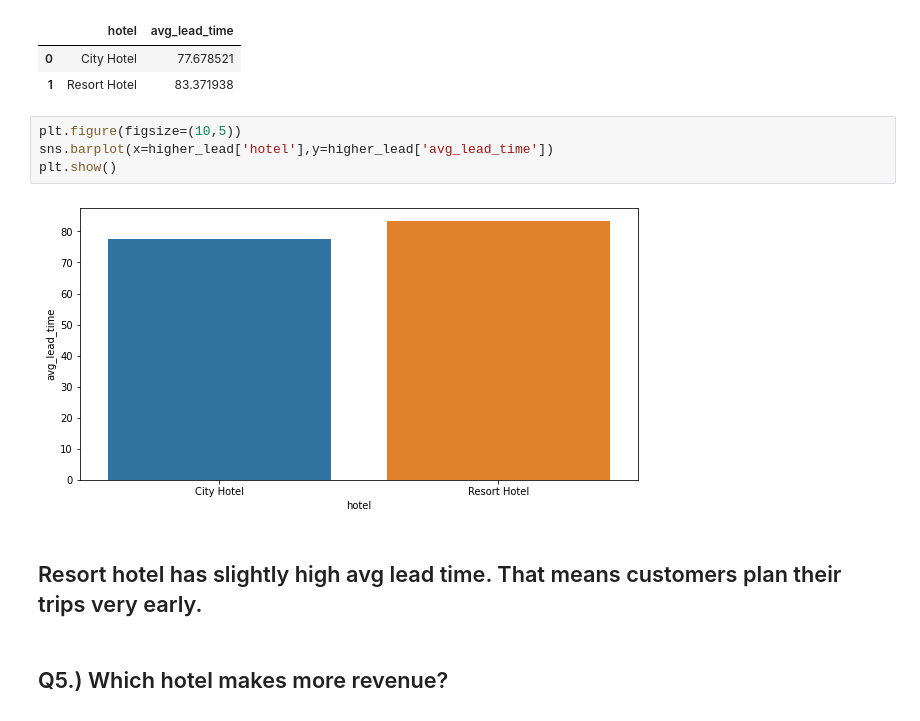
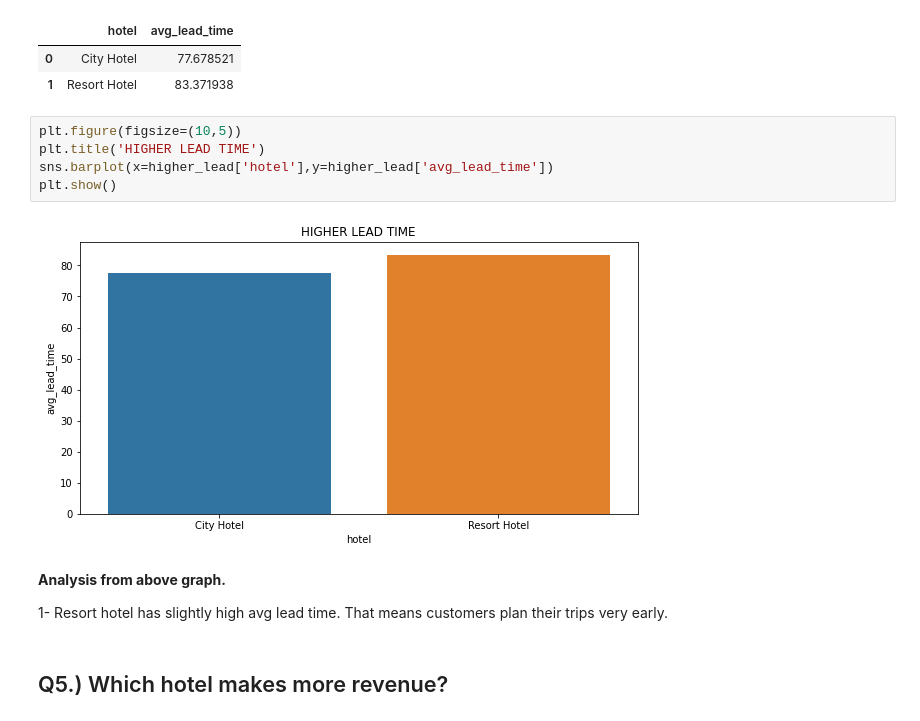
Before and after one commit to dileep-rawat/Capstone-Project-1-Hotel-Booking-Analysis, a Jupyter notebook: Hotel_Booking_Analysis_Capstone_Project.ipynb, the cells around one changed output. Saved outputs shown, nothing was run; the diff lists cells and outputs as text.

```diff
--- a/Hotel_Booking_Analysis_Capstone_Project.ipynb
+++ b/Hotel_Booking_Analysis_Capstone_Project.ipynb
@@ -252,12 +424,15 @@ higher_lead
 | 1 | Resort Hotel | 83.371938 |
 # %%
 plt.figure(figsize=(10,5))
+plt.title('HIGHER LEAD TIME')
 sns.barplot(x=higher_lead['hotel'],y=higher_lead['avg_lead_time'])
 plt.show()
 # %% [output]
-[figure, old version]
+[figure, new version]
 # %% [markdown]
-## Resort hotel has slightly high avg lead time. That means customers plan their trips very early.
+**Analysis from above graph.**
+
+1- Resort hotel has slightly high avg lead time. That means customers plan their trips very early.
 # %% [markdown]
 ## Q5.) Which hotel makes more revenue?
 # %%
```
Also changed, not shown: parts of 38 cells of this notebook.
